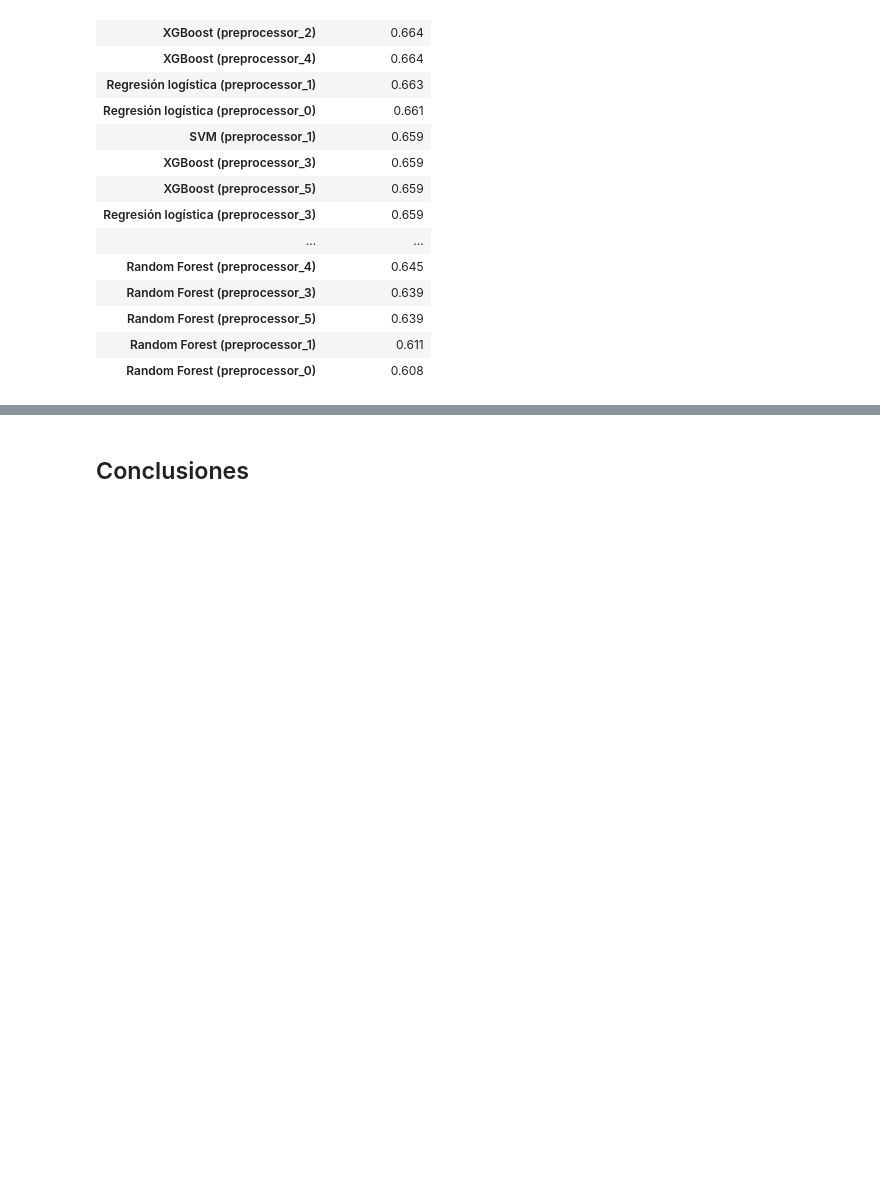
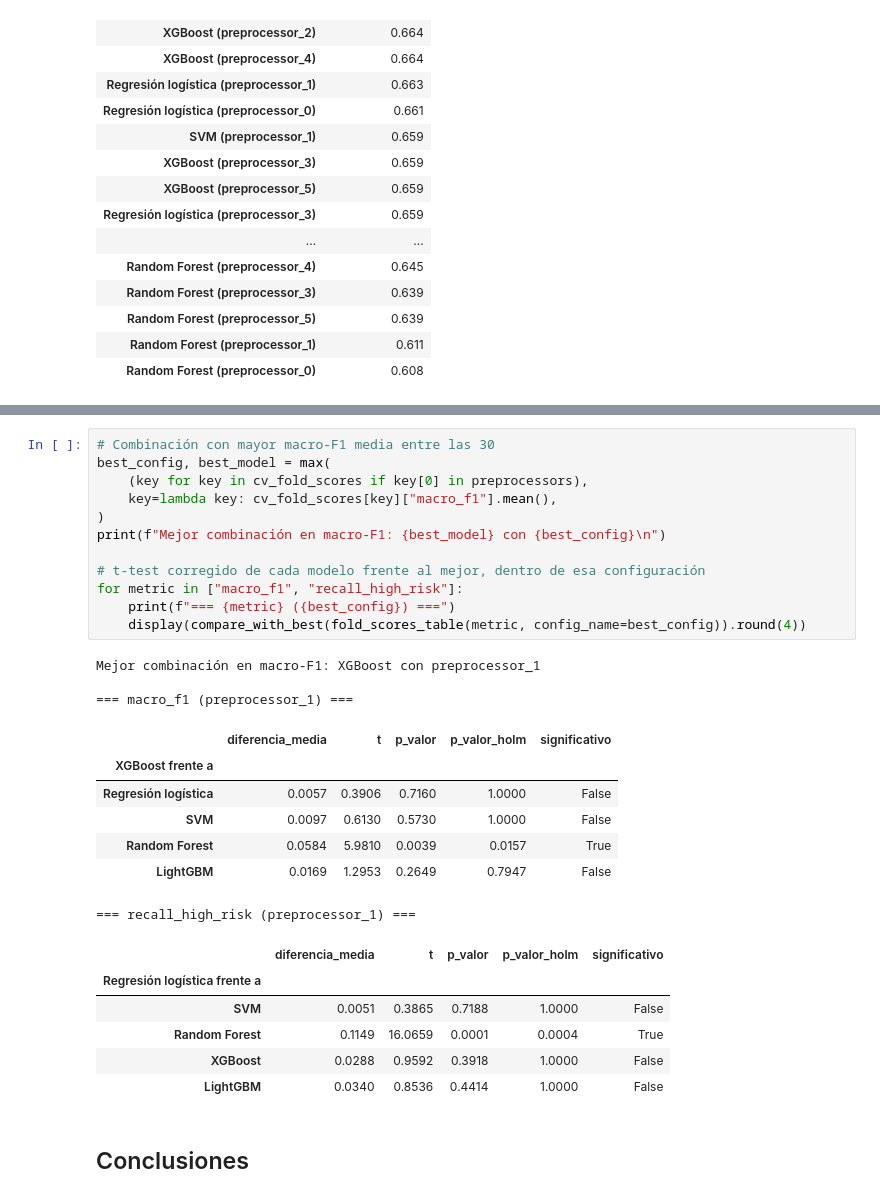
Before and after one commit to alberct96/ML-Entregable1, a Jupyter notebook: ML-Entregable1.ipynb, the cells around one changed output, grey strips where cells are left out. Saved outputs shown, nothing was run; the diff lists cells and outputs as text; blank space fills up the shorter version.

```diff
--- a/ML-Entregable1.ipynb
+++ b/ML-Entregable1.ipynb
@@ -2590,2 +2588,31 @@ Esto tiene una consecuencia práctica para elegir el modelo final. Si las difere
+# %%
+# Combinación con mayor macro-F1 media entre las 30
+best_config, best_model = max(
+    (key for key in cv_fold_scores if key[0] in preprocessors),
+    key=lambda key: cv_fold_scores[key]["macro_f1"].mean(),
+)
+print(f"Mejor combinación en macro-F1: {best_model} con {best_config}\n")
+
+# t-test corregido de cada modelo frente al mejor, dentro de esa configuración
+for metric in ["macro_f1", "recall_high_risk"]:
+    print(f"=== {metric} ({best_config}) ===")
+    display(compare_with_best(fold_scores_table(metric, config_name=best_config)).round(4))
+# %% [output]
+Mejor combinación en macro-F1: XGBoost con preprocessor_1
+
+=== macro_f1 (preprocessor_1) ===
+|  | diferencia_media | t | p_valor | p_valor_holm | significativo |
+| XGBoost frente a |  |  |  |  |  |
+| Regresión logística | 0.0057 | 0.3906 | 0.7160 | 1.0000 | False |
+| SVM | 0.0097 | 0.6130 | 0.5730 | 1.0000 | False |
+| Random Forest | 0.0584 | 5.9810 | 0.0039 | 0.0157 | True |
+| LightGBM | 0.0169 | 1.2953 | 0.2649 | 0.7947 | False |
+=== recall_high_risk (preprocessor_1) ===
+|  | diferencia_media | t | p_valor | p_valor_holm | significativo |
+| Regresión logística frente a |  |  |  |  |  |
+| SVM | 0.0051 | 0.3865 | 0.7188 | 1.0000 | False |
+| Random Forest | 0.1149 | 16.0659 | 0.0001 | 0.0004 | True |
+| XGBoost | 0.0288 | 0.9592 | 0.3918 | 1.0000 | False |
+| LightGBM | 0.0340 | 0.8536 | 0.4414 | 1.0000 | False |
 # %% [markdown]
 ## Conclusiones
```
Also changed, not shown: parts of 4 cells of this notebook.
